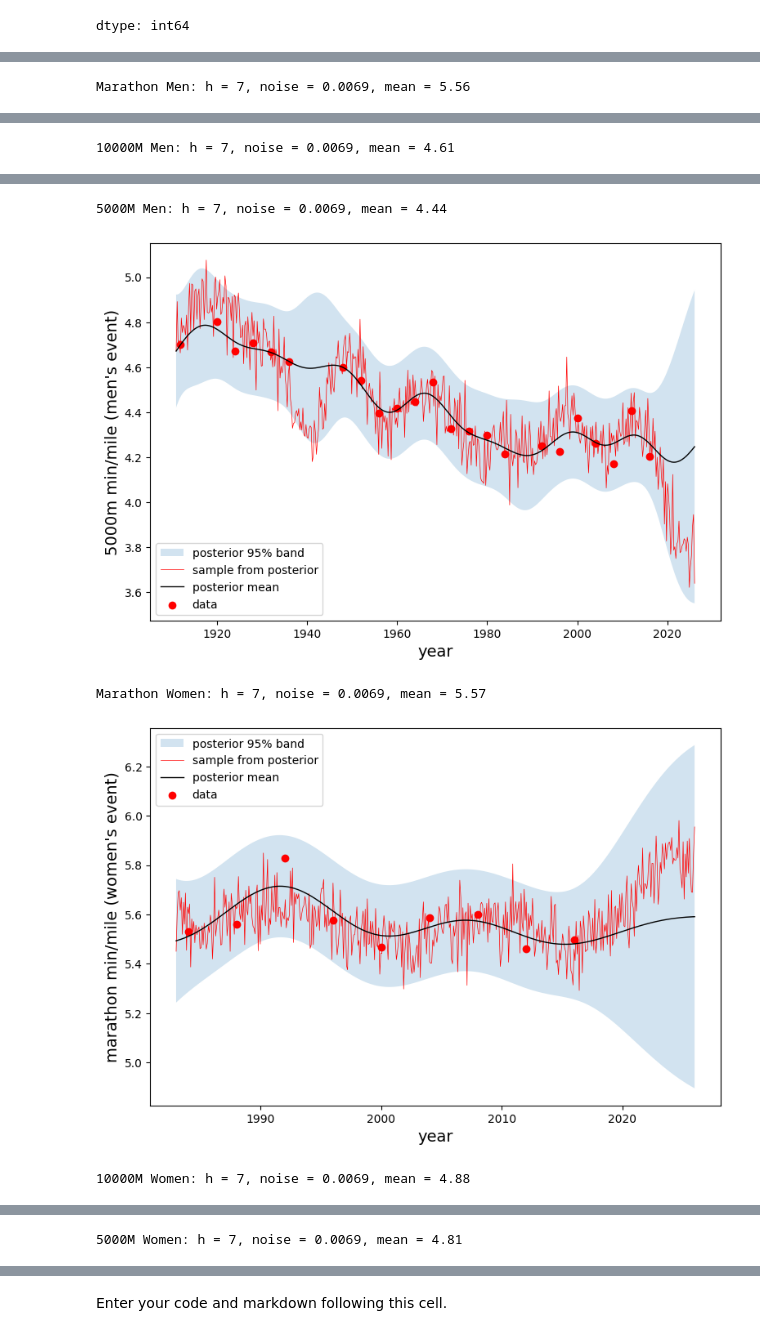
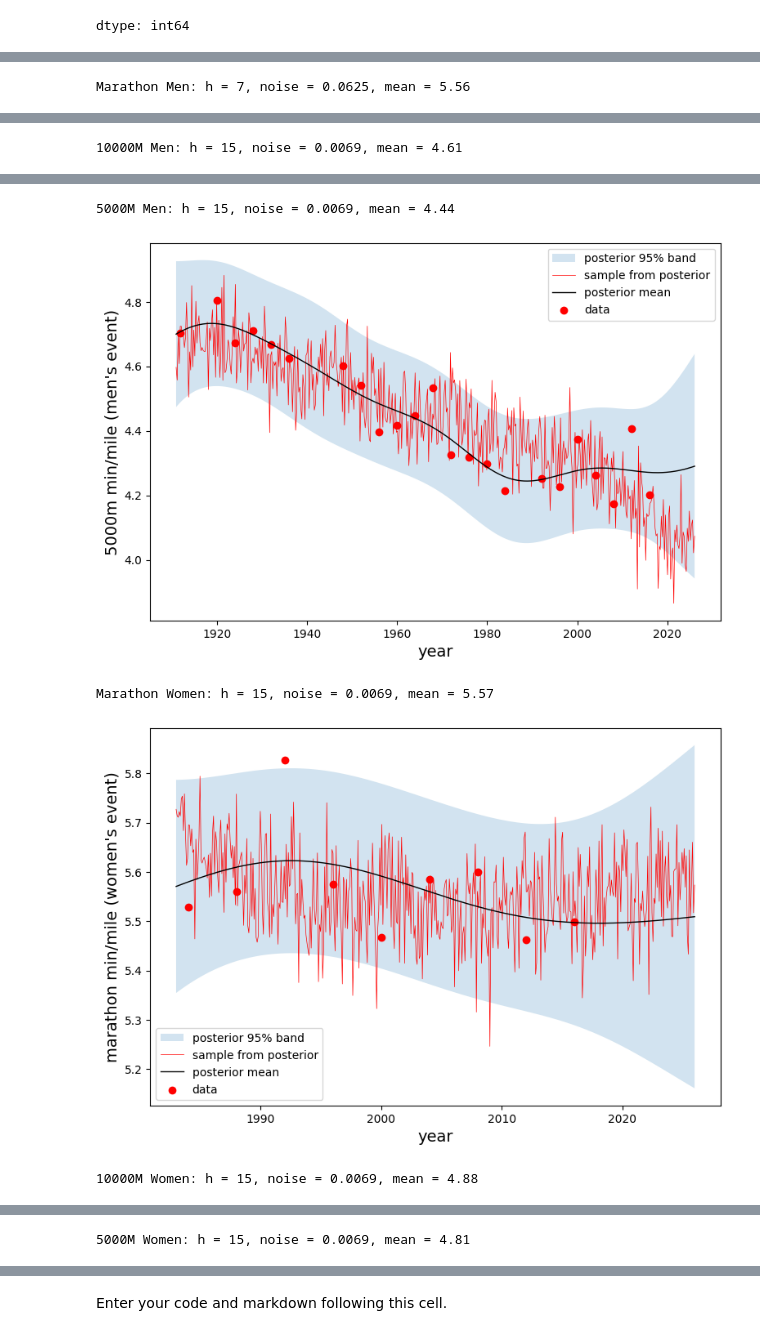
Before and after one commit to SeanSalvador2/advanced-data-science-exploratory-projects, a Jupyter notebook: assignments/assn2/assn2.ipynb, the cells around one changed output, grey strips where cells are left out. Saved outputs shown, nothing was run; the diff lists cells and outputs as text; code cells hidden in the pictures.

```diff
--- a/assignments/assn2/assn2.ipynb
+++ b/assignments/assn2/assn2.ipynb
@@ -670,12 +668,12 @@ def gp_olympic_event(year, result, kernel, mean, noise, event_name, h=1, mu=0):
 # Run function + view plots
 # settings per event: h = kernel bandwidth (years), noise = sigma^2, label = y-axis, h = 7 like demo, same noise tooo
 settings = {
-    "Marathon Men":   {"h": 7, "noise": (5/60)**2, "label": "marathon min/mile (men's event)"},
-    "10000M Men":     {"h": 7, "noise": (5/60)**2, "label": "10000m min/mile (men's event)"},
-    "5000M Men":      {"h": 7, "noise": (5/60)**2, "label": "5000m min/mile (men's event)"},
-    "Marathon Women": {"h": 7, "noise": (5/60)**2, "label": "marathon min/mile (women's event)"},
-    "10000M Women":   {"h": 7, "noise": (5/60)**2, "label": "10000m min/mile (women's event)"},
-    "5000M Women":    {"h": 7, "noise": (5/60)**2, "label": "5000m min/mile (women's event)"},
+    "Marathon Men":   {"h": 7,  "noise": (15/60)**2, "label": "marathon min/mile (men's event)"},
+    "10000M Men":     {"h": 15, "noise": (5/60)**2,  "label": "10000m min/mile (men's event)"},
+    "5000M Men":      {"h": 15, "noise": (5/60)**2,  "label": "5000m min/mile (men's event)"},
+    "Marathon Women": {"h": 15, "noise": (5/60)**2,  "label": "marathon min/mile (women's event)"},
+    "10000M Women":   {"h": 15, "noise": (5/60)**2,  "label": "10000m min/mile (women's event)"},
+    "5000M Women":    {"h": 15, "noise": (5/60)**2,  "label": "5000m min/mile (women's event)"},
 }
 
 # run the GP for each event and show its plot
@@ -685,4 +683,4 @@ for event, s in settings.items():
     print(f"{event}: h = {s['h']}, noise = {s['noise']:.4f}, mean = {np.mean(result):.2f}")
     gp_olympic_event(year, result, kernel=K_fun, mean=mu_fun, noise=s["noise"], event_name=s["label"], h=s["h"], mu=np.mean(result))
 # %% [output]
-Marathon Men: h = 7, noise = 0.0069, mean = 5.56
+Marathon Men: h = 7, noise = 0.0625, mean = 5.56
@@ -690 +688 @@ Marathon Men: h = 7, noise = 0.0069, mean = 5.56
-10000M Men: h = 7, noise = 0.0069, mean = 4.61
+10000M Men: h = 15, noise = 0.0069, mean = 4.61
@@ -692,5 +690,5 @@ Marathon Men: h = 7, noise = 0.0069, mean = 5.56
-5000M Men: h = 7, noise = 0.0069, mean = 4.44
+5000M Men: h = 15, noise = 0.0069, mean = 4.44
-[figure, old version]
+[figure, new version]
-Marathon Women: h = 7, noise = 0.0069, mean = 5.57
+Marathon Women: h = 15, noise = 0.0069, mean = 5.57
-[figure, old version]
+[figure, new version]
-10000M Women: h = 7, noise = 0.0069, mean = 4.88
+10000M Women: h = 15, noise = 0.0069, mean = 4.88
@@ -698 +696 @@ Marathon Women: h = 7, noise = 0.0069, mean = 5.57
-5000M Women: h = 7, noise = 0.0069, mean = 4.81
+5000M Women: h = 15, noise = 0.0069, mean = 4.81
```
Also changed, not shown: parts of 4 cells of this notebook.
